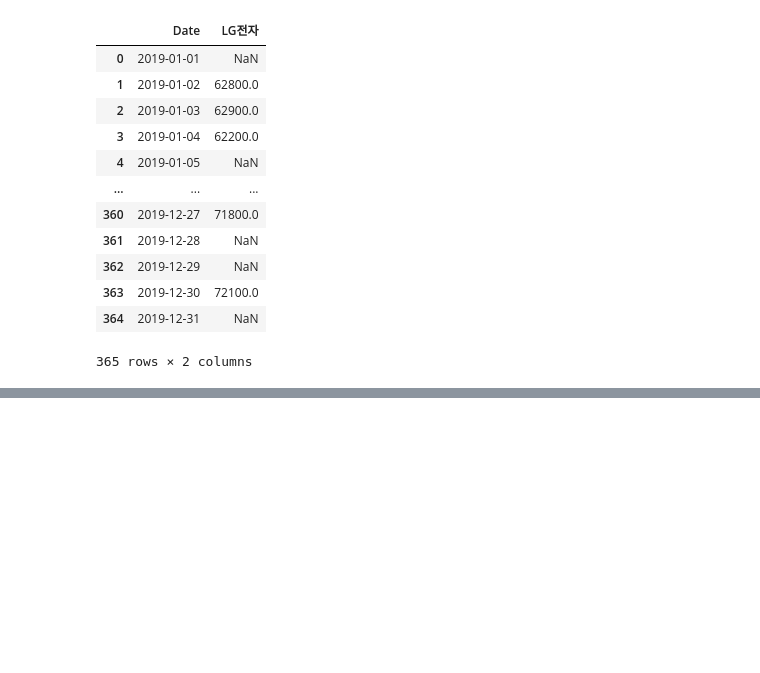
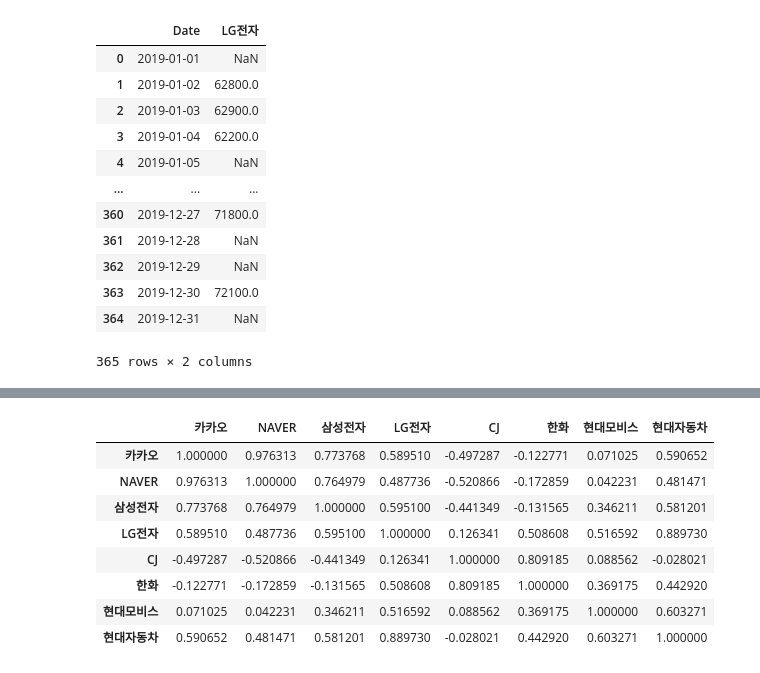
Before and after one commit to seunghy1468/Sparta_coding, a Jupyter notebook: week04/week4.ipynb, the cells around one changed output, grey strips where cells are left out. Saved outputs shown, nothing was run; the diff lists cells and outputs as text; code cells hidden in the pictures; blank space fills up the shorter version.

```diff
--- a/week04/week4.ipynb
+++ b/week04/week4.ipynb
@@ -186,0 +305,14 @@ stocks_of_companies
+# %%
+# x축에 따른 y축의 변화 (상관관계)
+corr_data = stocks_of_companies.corr()
+corr_data
+# %% [output]
+|  | 카카오 | NAVER | 삼성전자 | LG전자 | CJ | 한화 | 현대모비스 | 현대자동차 |
+| 카카오 | 1.000000 | 0.976313 | 0.773768 | 0.589510 | -0.497287 | -0.122771 | 0.071025 | 0.590652 |
+| NAVER | 0.976313 | 1.000000 | 0.764979 | 0.487736 | -0.520866 | -0.172859 | 0.042231 | 0.481471 |
+| 삼성전자 | 0.773768 | 0.764979 | 1.000000 | 0.595100 | -0.441349 | -0.131565 | 0.346211 | 0.581201 |
+| LG전자 | 0.589510 | 0.487736 | 0.595100 | 1.000000 | 0.126341 | 0.508608 | 0.516592 | 0.889730 |
+| CJ | -0.497287 | -0.520866 | -0.441349 | 0.126341 | 1.000000 | 0.809185 | 0.088562 | -0.028021 |
+| 한화 | -0.122771 | -0.172859 | -0.131565 | 0.508608 | 0.809185 | 1.000000 | 0.369175 | 0.442920 |
+| 현대모비스 | 0.071025 | 0.042231 | 0.346211 | 0.516592 | 0.088562 | 0.369175 | 1.000000 | 0.603271 |
+| 현대자동차 | 0.590652 | 0.481471 | 0.581201 | 0.889730 | -0.028021 | 0.442920 | 0.603271 | 1.000000 |
```
Also changed, not shown: parts of 10 cells of this notebook, 2 other files.
